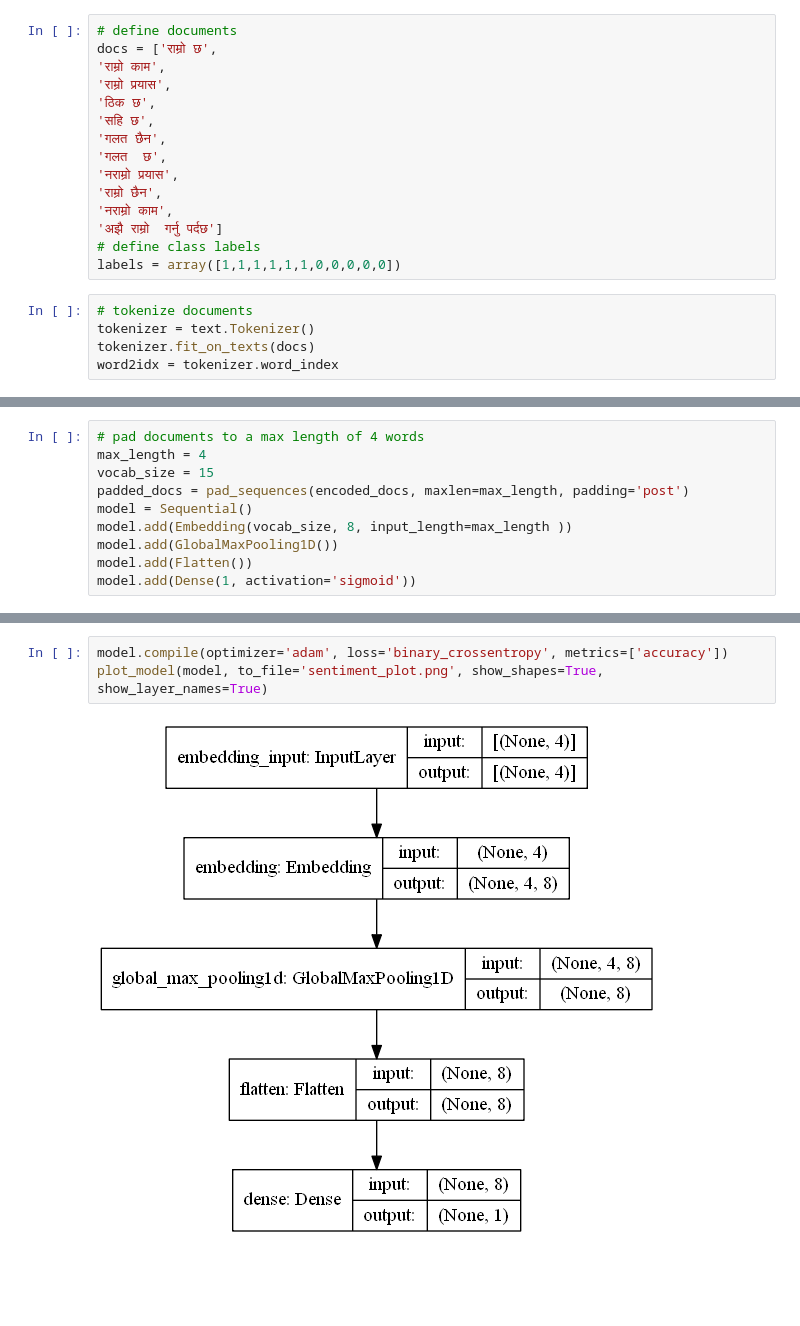
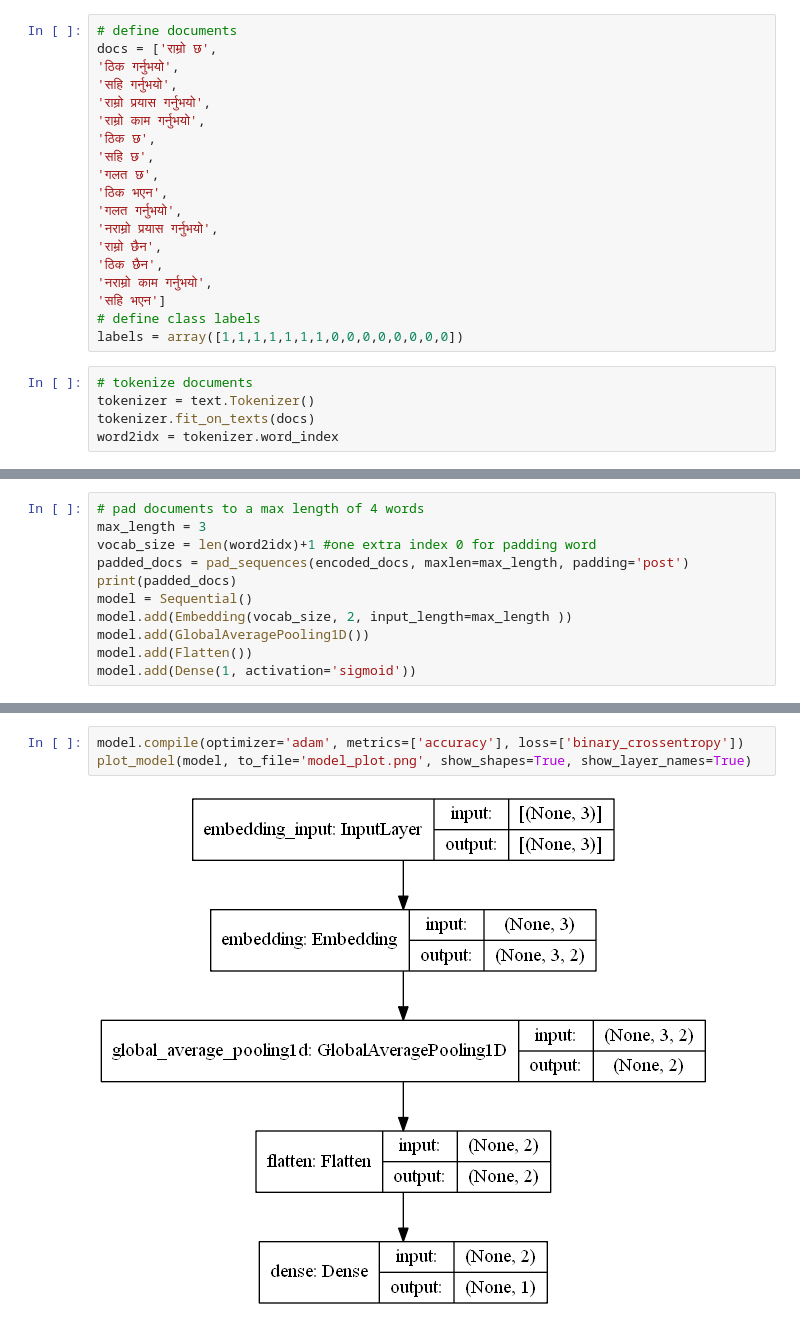
Before and after one commit to baikunth2a/RNN-Practice, a Jupyter notebook: Text_sentiment_nepali.ipynb, the cells around one changed output, grey strips where cells are left out. Saved outputs shown, nothing was run; the diff lists cells and outputs as text; blank space fills up the shorter version.

```diff
--- a/Text_sentiment_nepali.ipynb
+++ b/Text_sentiment_nepali.ipynb
@@ -14,18 +15,22 @@ from keras.callbacks import LambdaCallback
 # %%
 # define documents
 docs = ['राम्रो छ',
-'राम्रो काम',
-'राम्रो प्रयास',
+'ठिक गर्नुभयो',
+'सहि गर्नुभयो',
+'राम्रो प्रयास गर्नुभयो',
+'राम्रो काम गर्नुभयो',
 'ठिक छ',
 'सहि छ',
-'गलत छैन',
-'गलत  छ',
-'नराम्रो प्रयास',
+'गलत छ',
+'ठिक भएन',
+'गलत गर्नुभयो',
+'नराम्रो प्रयास गर्नुभयो',
 'राम्रो छैन',
-'नराम्रो काम',
-'अझै राम्रो  गर्नु पर्दछ']
+'ठिक छैन',
+'नराम्रो काम गर्नुभयो',
+'सहि भएन']
 # define class labels
-labels = array([1,1,1,1,1,1,0,0,0,0,0])
+labels = array([1,1,1,1,1,1,1,0,0,0,0,0,0,0,0])
 # %%
 # tokenize documents
 tokenizer = text.Tokenizer()
@@ -50,10 +53,11 @@ print(word2idx)
 # %%
 # pad documents to a max length of 4 words
-max_length = 4
-vocab_size = 15
+max_length = 3
+vocab_size = len(word2idx)+1 #one extra index 0 for padding word
 padded_docs = pad_sequences(encoded_docs, maxlen=max_length, padding='post')
+print(padded_docs)
 model = Sequential()
-model.add(Embedding(vocab_size, 8, input_length=max_length ))
-model.add(GlobalMaxPooling1D())
+model.add(Embedding(vocab_size, 2, input_length=max_length ))
+model.add(GlobalAveragePooling1D())
 model.add(Flatten())
 model.add(Dense(1, activation='sigmoid'))
@@ -60,7 +80,7 @@ model.add(Dense(1, activation='sigmoid'))
 # %%
-model.compile(optimizer='adam', loss='binary_crossentropy', metrics=['accuracy'])
-plot_model(model, to_file='sentiment_plot.png', show_shapes=True, show_layer_names=True)
+model.compile(optimizer='adam', metrics=['accuracy'], loss=['binary_crossentropy'])
+plot_model(model, to_file='model_plot.png', show_shapes=True, show_layer_names=True)
 # %% [output]
-[figure, old version]
+[figure, new version]
 # %%
 # fit the model
```
Also changed, not shown: parts of 13 cells of this notebook, 1 other file.
